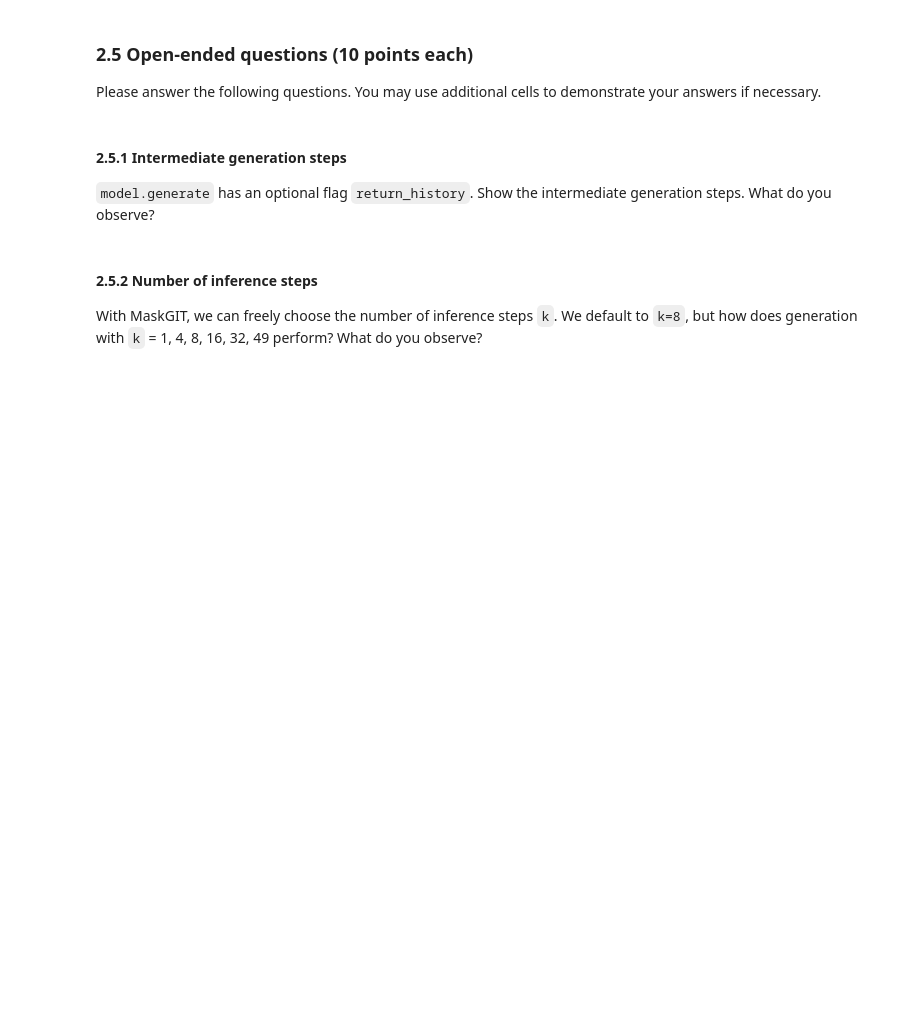
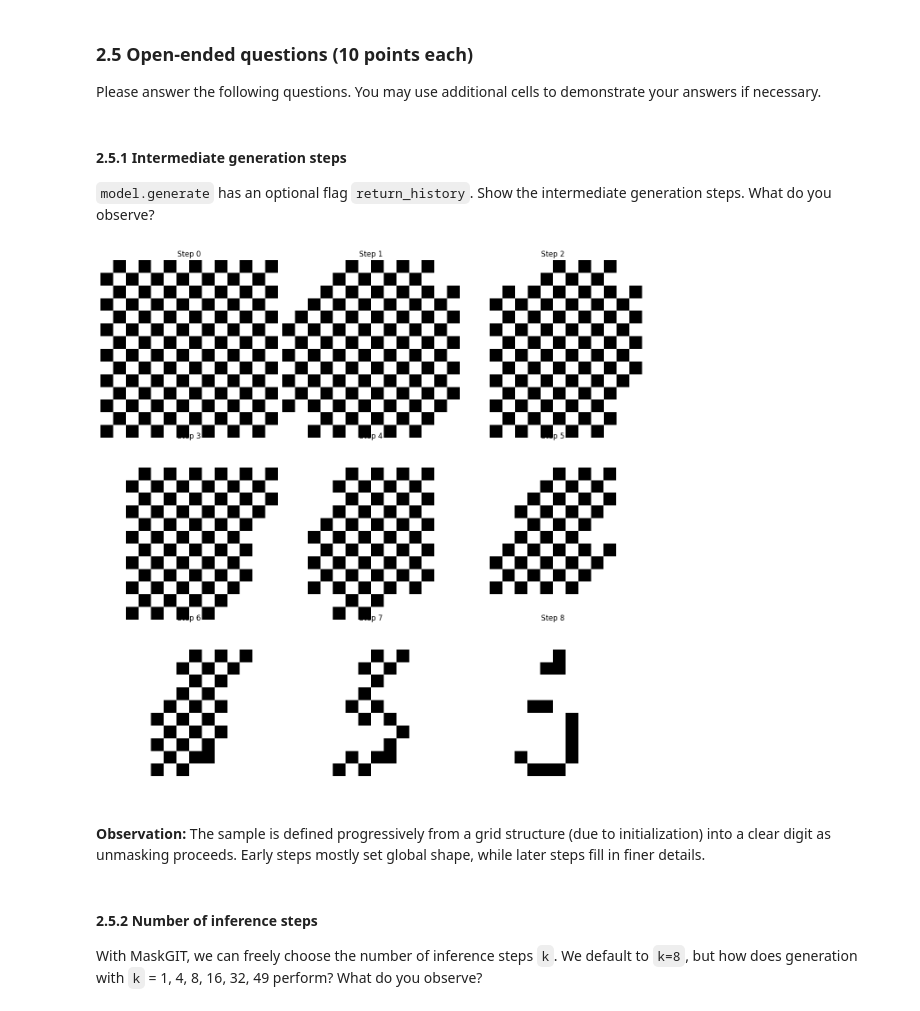
Before and after one commit to leonard-amsler/2026-Spring-CS503-Visual-Intelligence-Homework, a Jupyter notebook: NanoFM_Homeworks/notebooks/CS503_FM_part2_nanoMaskGIT.ipynb, the cells around one changed output. Drawn from its saved outputs; the diff is of its cells as text; code cells hidden in the pictures; blank space fills up the shorter version.

Commit message:
MaskGIT

```diff
--- a/NanoFM_Homeworks/notebooks/CS503_FM_part2_nanoMaskGIT.ipynb
+++ b/NanoFM_Homeworks/notebooks/CS503_FM_part2_nanoMaskGIT.ipynb
@@ -276,7 +290,28 @@ Please answer the following questions. You may use additional cells to demonstra
 
 `model.generate` has an optional flag `return_history`. Show the intermediate generation steps. What do you observe?
 # %%
-# Fill your answer here
+seq = torch.zeros(50, dtype=torch.long, device=device)
+mask = torch.ones(50, dtype=torch.bool, device=device)
+seq[0] = label
+mask[0] = False
+
+num_steps = 8
+seq_history, mask_history = model.generate(
+    seq, mask, num_steps=num_steps, temp=0.7, top_p=0.9, top_k=0.0, return_history=True
+)
+
+fig = plt.figure(figsize=(16., 16.))
+grid = ImageGrid(fig, 111, nrows_ncols=(3,3), axes_pad=0.1)
+for i in range(seq_history.shape[0]):
+    reconst = detokenize_MNIST(seq_history[i].unsqueeze(0), patch_size=2, account_for_labels=True).cpu()
+    grid[i].imshow(reconst[0], cmap='Greys', vmin=0, vmax=1)
+    grid[i].set_title(f'Step {i}')
+    grid[i].axis('off')
+plt.show()
+# %% [output]
+[figure, added]
+# %% [markdown]
+**Observation:** The sample is defined progressively from a grid structure (due to initialization) into a clear digit as unmasking proceeds. Early steps mostly set global shape, while later steps fill in finer details.
 # %% [markdown]
 #### 2.5.2 Number of inference steps
 
```
Also changed, not shown: parts of 17 cells of this notebook, 8 other files.
